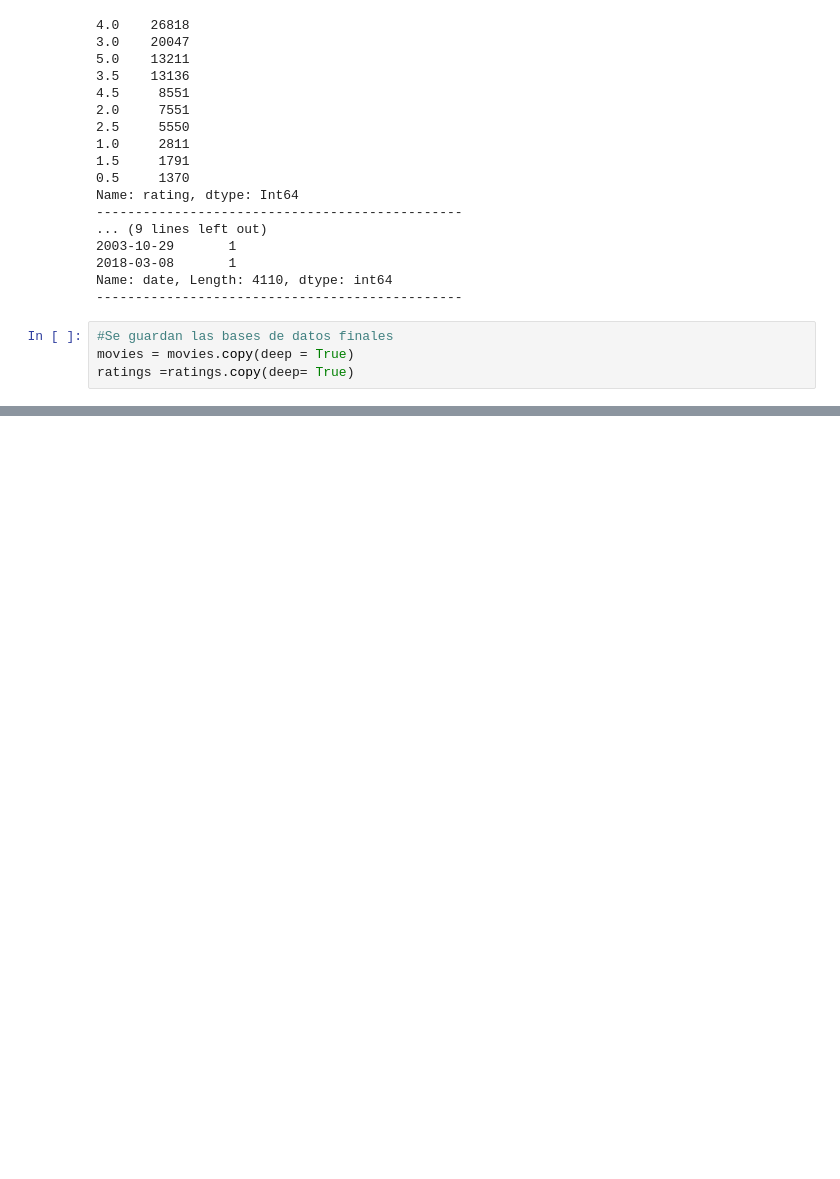
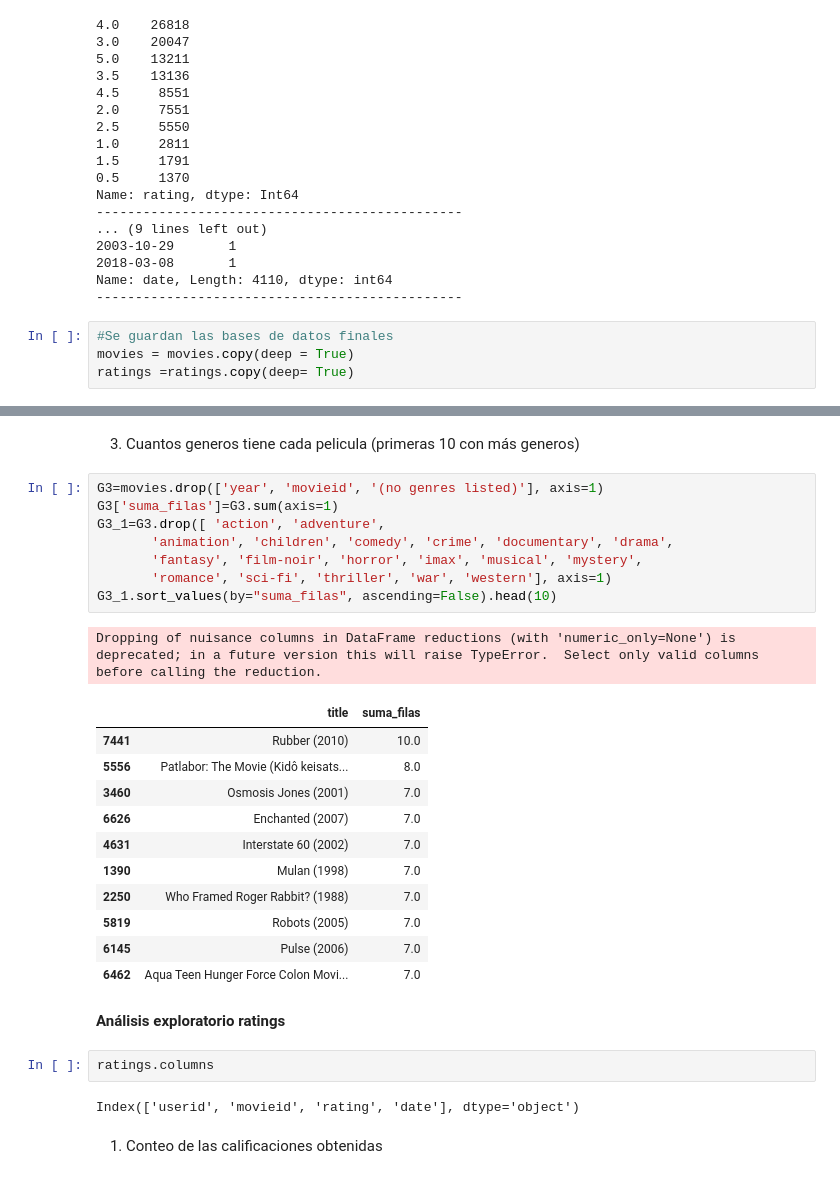
Before and after one commit to Bast-aleja/Marketing_1, a Jupyter notebook: Lectura_y_depuración_bases_Trabajo_peliculasreal.ipynb, the cells around one changed output, grey strips where cells are left out. Saved outputs shown, nothing was run; the diff lists cells and outputs as text; blank space fills up the shorter version.

```diff
--- a/Lectura_y_depuración_bases_Trabajo_peliculasreal.ipynb
+++ b/Lectura_y_depuración_bases_Trabajo_peliculasreal.ipynb
@@ -410,0 +490,31 @@ ratings =ratings.copy(deep= True)
+# %% [markdown]
+3. Cuantos generos tiene cada pelicula (primeras 10 con más generos)
+# %%
+G3=movies.drop(['year', 'movieid', '(no genres listed)'], axis=1)
+G3['suma_filas']=G3.sum(axis=1)
+G3_1=G3.drop([ 'action', 'adventure',
+       'animation', 'children', 'comedy', 'crime', 'documentary', 'drama',
+       'fantasy', 'film-noir', 'horror', 'imax', 'musical', 'mystery',
+       'romance', 'sci-fi', 'thriller', 'war', 'western'], axis=1)
+G3_1.sort_values(by="suma_filas", ascending=False).head(10)
+# %% [output]
+Dropping of nuisance columns in DataFrame reductions (with 'numeric_only=None') is deprecated; in a future version this will raise TypeError.  Select only valid columns before calling the reduction.
+|  | title | suma_filas |
+| 7441 | Rubber (2010) | 10.0 |
+| 5556 | Patlabor: The Movie (Kidô keisats... | 8.0 |
+| 3460 | Osmosis Jones (2001) | 7.0 |
+| 6626 | Enchanted (2007) | 7.0 |
+| 4631 | Interstate 60 (2002) | 7.0 |
+| 1390 | Mulan (1998) | 7.0 |
+| 2250 | Who Framed Roger Rabbit? (1988) | 7.0 |
+| 5819 | Robots (2005) | 7.0 |
+| 6145 | Pulse (2006) | 7.0 |
+| 6462 | Aqua Teen Hunger Force Colon Movi... | 7.0 |
+# %% [markdown]
+**Análisis exploratorio ratings**
+# %%
+ratings.columns
+# %% [output]
+Index(['userid', 'movieid', 'rating', 'date'], dtype='object')
+# %% [markdown]
+1. Conteo de las calificaciones obtenidas
```
Also changed, not shown: parts of 31 cells of this notebook.
